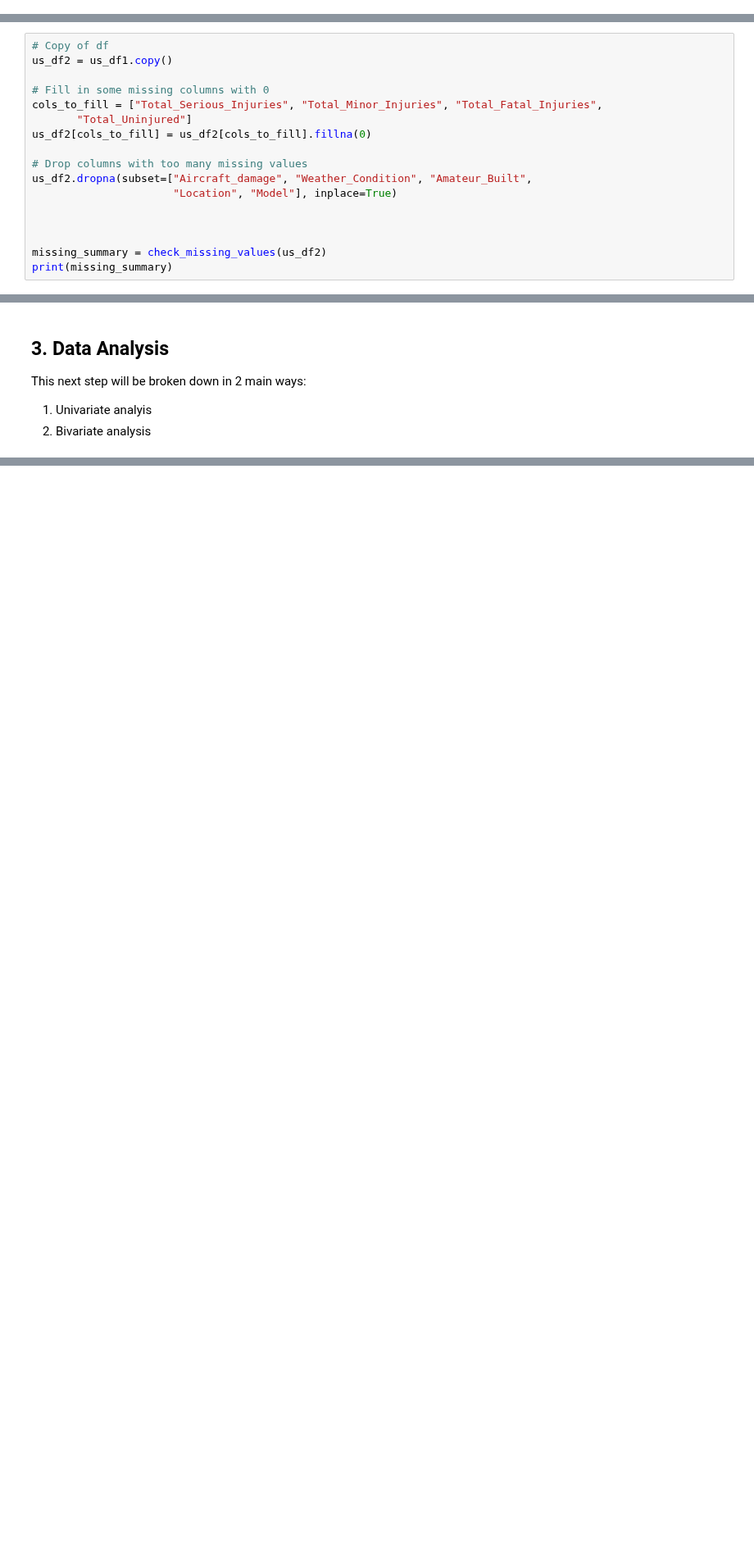
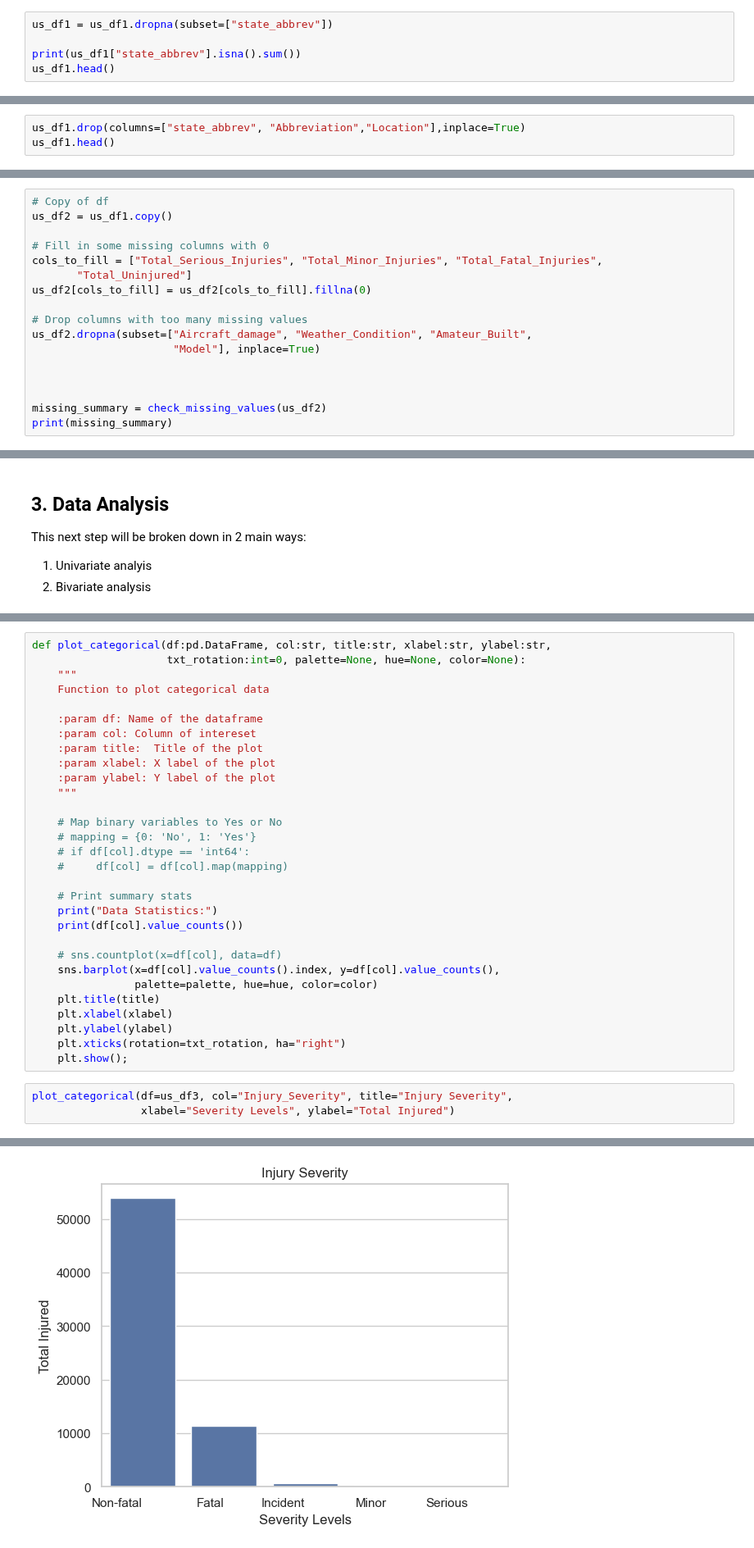
Before and after one commit to rongachoka/Aviation_EDA, a Jupyter notebook: aircraft_safety/analysis_draft.ipynb, the cells around one changed output, grey strips where cells are left out. Shown at 82% size. Drawn from its saved outputs; the diff is of its cells as text; blank space fills up the shorter version.

```diff
--- a/aircraft_safety/analysis_draft.ipynb
+++ b/aircraft_safety/analysis_draft.ipynb
@@ -466,0 +542,5 @@ us_df1.head()
+# %%
+us_df1 = us_df1.dropna(subset=["state_abbrev"])
+
+print(us_df1["state_abbrev"].isna().sum())
+us_df1.head()
@@ -466,0 +582,3 @@ us_df1.head()
+# %%
+us_df1.drop(columns=["state_abbrev", "Abbreviation","Location"],inplace=True)
+us_df1.head()
@@ -651,7 +720,7 @@ us_df2[cols_to_fill] = us_df2[cols_to_fill].fillna(0)
 
 # Drop columns with too many missing values
 us_df2.dropna(subset=["Aircraft_damage", "Weather_Condition", "Amateur_Built",
-                      "Location", "Model"], inplace=True)
+                      "Model"], inplace=True)
 
 
 
@@ -799,0 +871,34 @@ max               125.000000       588.000000               NaN   2022.000000
+# %%
+def plot_categorical(df:pd.DataFrame, col:str, title:str, xlabel:str, ylabel:str,
+                     txt_rotation:int=0, palette=None, hue=None, color=None):
+    """
+    Function to plot categorical data
+
+    :param df: Name of the dataframe
+    :param col: Column of intereset
+    :param title:  Title of the plot
+    :param xlabel: X label of the plot
+    :param ylabel: Y label of the plot
+    """
+
+    # Map binary variables to Yes or No
+    # mapping = {0: 'No', 1: 'Yes'}
+    # if df[col].dtype == 'int64':
+    #     df[col] = df[col].map(mapping)
+
+    # Print summary stats
+    print("Data Statistics:")
+    print(df[col].value_counts())
+
+    # sns.countplot(x=df[col], data=df)
+    sns.barplot(x=df[col].value_counts().index, y=df[col].value_counts(),
+                palette=palette, hue=hue, color=color)
+    plt.title(title)
+    plt.xlabel(xlabel)
+    plt.ylabel(ylabel)
+    plt.xticks(rotation=txt_rotation, ha="right")
+    plt.show();
+# %%
+plot_categorical(df=us_df3, col="Injury_Severity", title="Injury Severity",
+                 xlabel="Severity Levels", ylabel="Total Injured")
+# %% [output]
@@ -799,0 +913 @@ max               125.000000       588.000000               NaN   2022.000000
+[figure, added]
```
Also changed, not shown: parts of 35 cells of this notebook, 1 other file.
